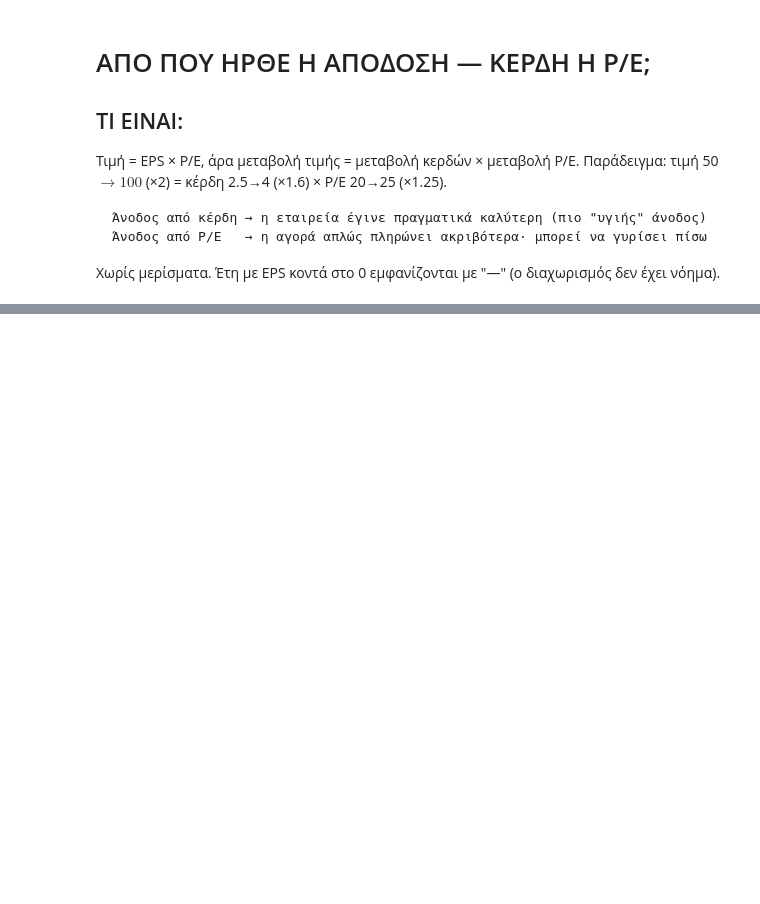
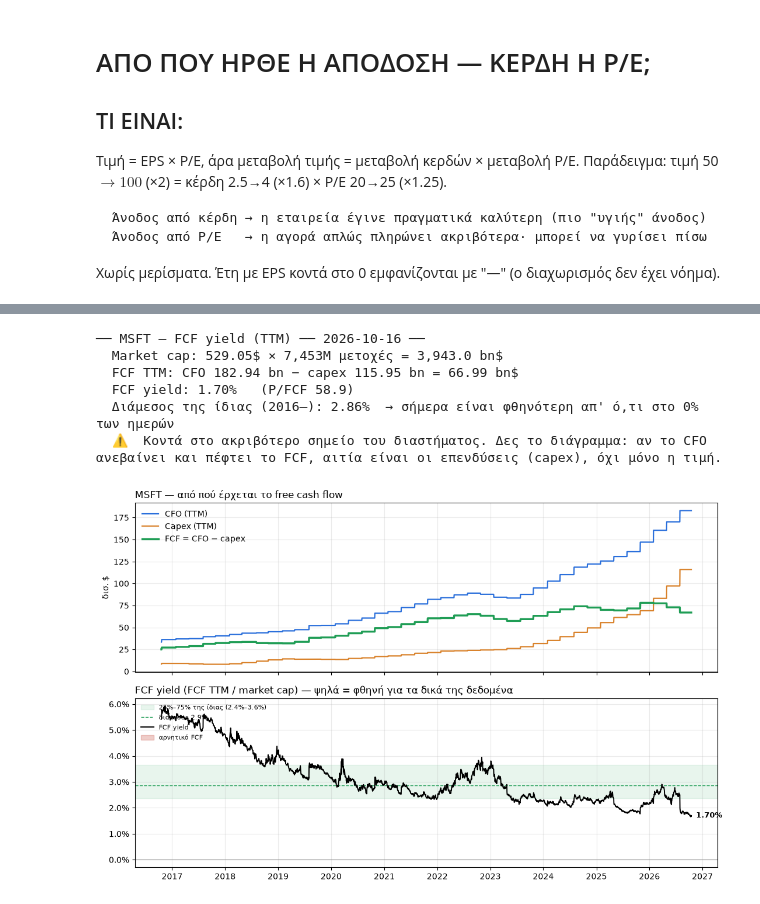
Before and after one commit to GkolfosGeorge/single-asset-analyzer, a Jupyter notebook: single_asset_analyzer.ipynb, the cells around one changed output, grey strips where cells are left out. Cells and saved outputs as stored; diff of their text form; code cells hidden in the pictures; blank space fills up the shorter version.

```diff
--- a/single_asset_analyzer.ipynb
+++ b/single_asset_analyzer.ipynb
@@ -236,0 +292,13 @@ print_report(piotroski_f_score(TICKER, eng))
+# %%
+# ── FCF YIELD ─────────────────────────────────────────────────────────────
+print_fcf_summary(fcf)
+plot_fcf(fcf)
+plt.show()
+# %% [output]
+── MSFT — FCF yield (TTM) ── 2026-10-16 ──
+  Market cap: 529.05$ × 7,453M μετοχές = 3,943.0 bn$
+  FCF TTM: CFO 182.94 bn − capex 115.95 bn = 66.99 bn$
+  FCF yield: 1.70%   (P/FCF 58.9)
+  Διάμεσος της ίδιας (2016–): 2.86%  → σήμερα είναι φθηνότερη απ' ό,τι στο 0% των ημερών
+  ⚠️  Κοντά στο ακριβότερο σημείο του διαστήματος. Δες το διάγραμμα: αν το CFO ανεβαίνει και πέφτει το FCF, αιτία είναι οι επενδύσεις (capex), όχι μόνο η τιμή.
+[figure, added]
```
Also changed, not shown: parts of 23 cells of this notebook, 4 other files.
